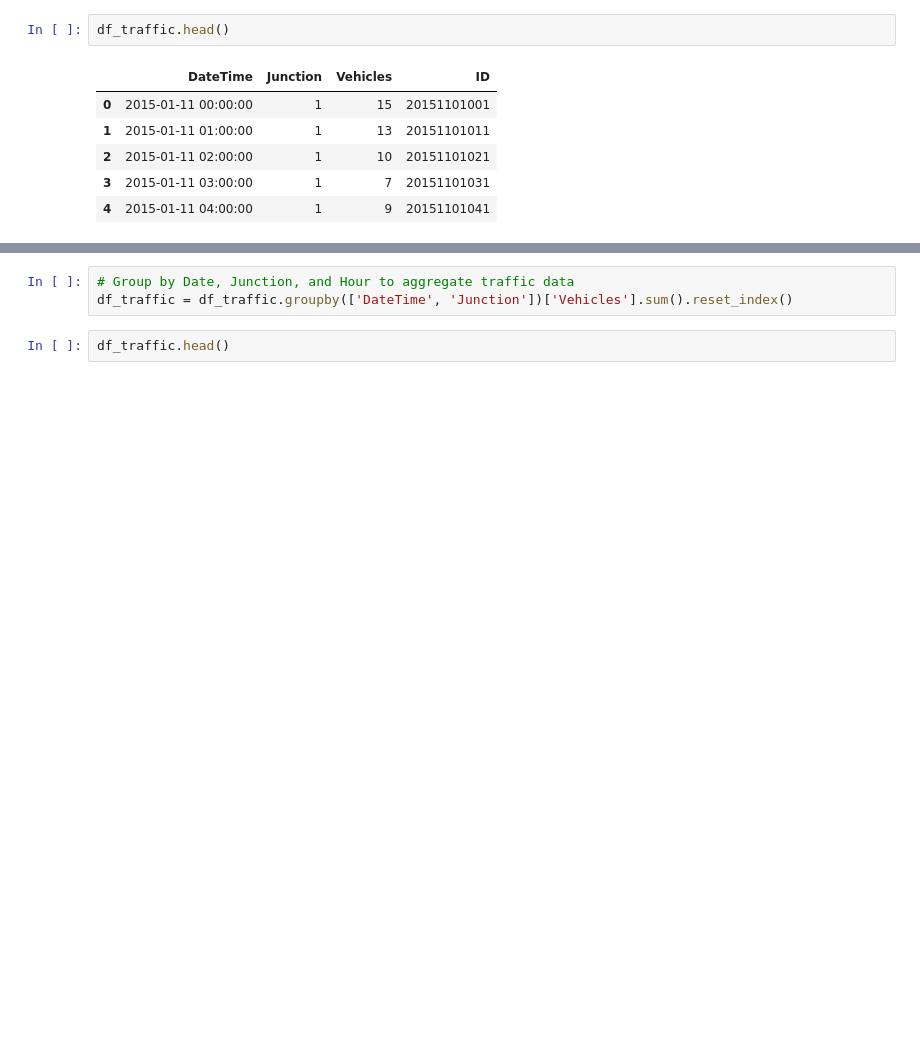
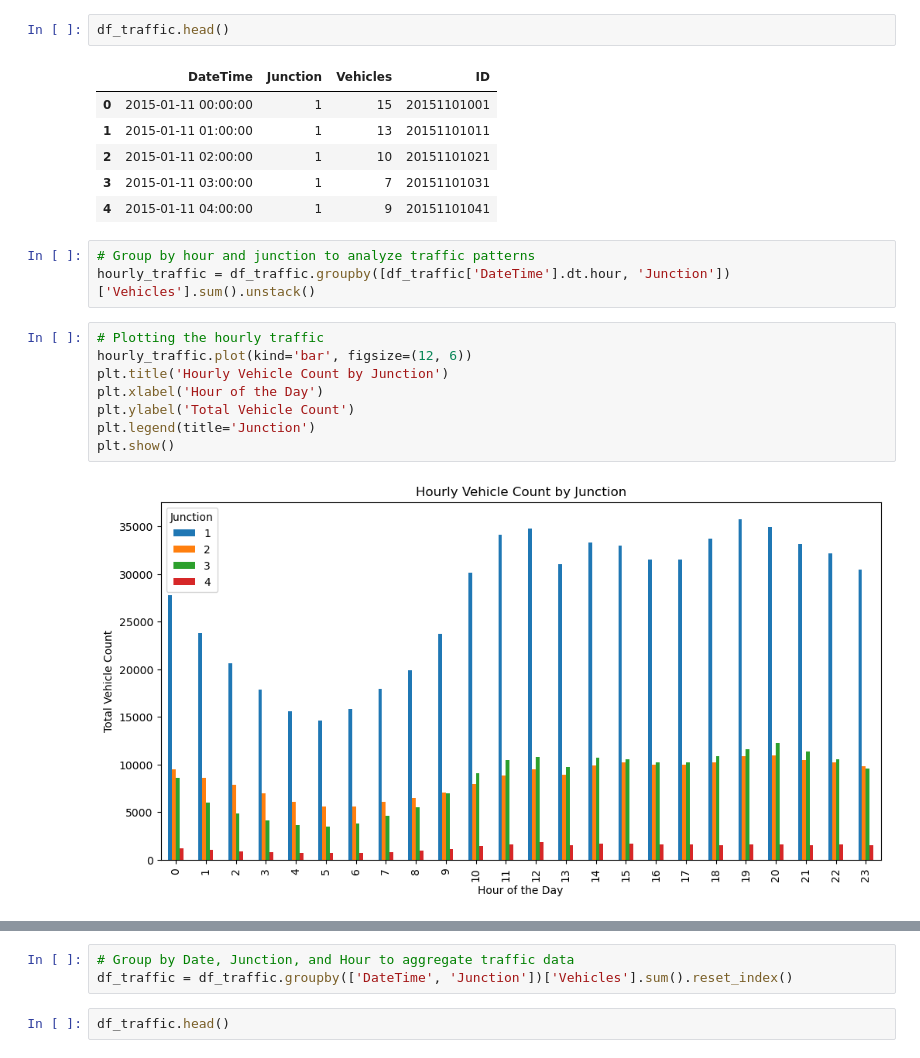
Before and after one commit to SheetalRawat10/Traffic-Congestion-Prediction, a Jupyter notebook: Traffic-Congestion-Prediction.ipynb, the cells around one changed output, grey strips where cells are left out. Cells and saved outputs as stored; diff of their text form; blank space fills up the shorter version.

```diff
--- a/Traffic-Congestion-Prediction.ipynb
+++ b/Traffic-Congestion-Prediction.ipynb
@@ -120,3 +120,16 @@ df_traffic.head()
 | 2 | 2015-01-11 02:00:00 | 1 | 10 | 20151101021 |
 | 3 | 2015-01-11 03:00:00 | 1 | 7 | 20151101031 |
 | 4 | 2015-01-11 04:00:00 | 1 | 9 | 20151101041 |
+# %%
+# Group by hour and junction to analyze traffic patterns
+hourly_traffic = df_traffic.groupby([df_traffic['DateTime'].dt.hour, 'Junction'])['Vehicles'].sum().unstack()
+# %%
+# Plotting the hourly traffic
+hourly_traffic.plot(kind='bar', figsize=(12, 6))
+plt.title('Hourly Vehicle Count by Junction')
+plt.xlabel('Hour of the Day')
+plt.ylabel('Total Vehicle Count')
+plt.legend(title='Junction')
+plt.show()
+# %% [output]
+[figure, added]
```
Also changed, not shown: parts of 32 cells of this notebook, 5 other files.
